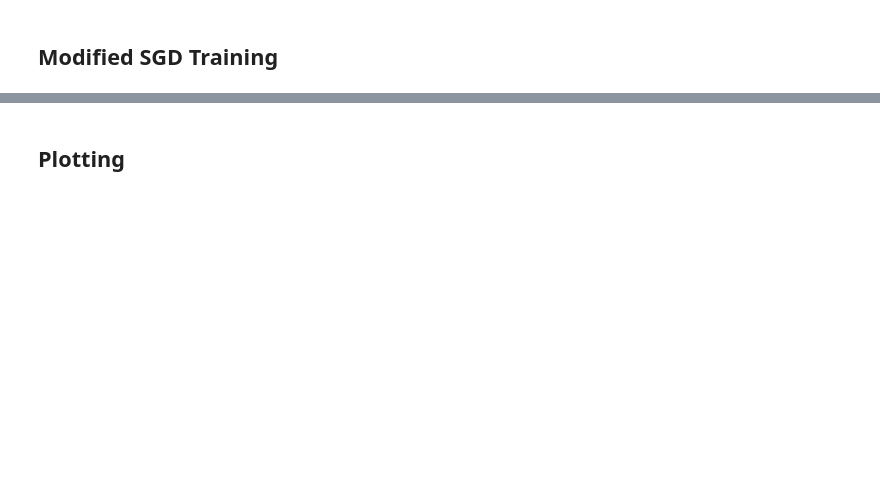
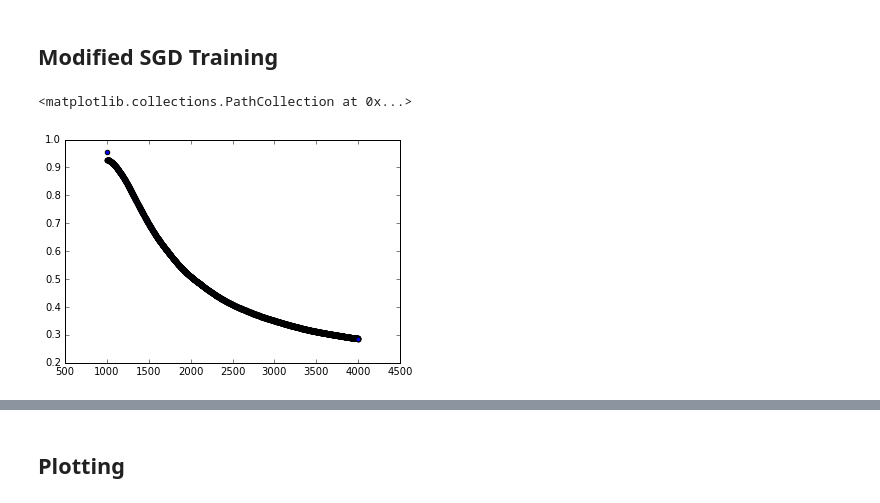
Before and after one commit to chengtang48/SGD_autoencoders, a Jupyter notebook: experiments-autoencoders.ipynb, the cells around one changed output, grey strips where cells are left out. Cells and saved outputs as stored; diff of their text form; code cells hidden in the pictures; blank space fills up the shorter version.

```diff
--- a/experiments-autoencoders.ipynb
+++ b/experiments-autoencoders.ipynb
@@ -308,7 +330,7 @@ plt.plot(time_pts, sine_graph)
 ## Modified SGD Training
 # %%
 ## algorithmic params
-mini_batch_size = 400
+mini_batch_size = 1
 b_appx_batch_size = 100
 weights_all = list()
 tf.reset_default_graph()
@@ -384,9 +406,9 @@ norm_decay_rate = tf.train.inverse_time_decay(tf.cast(1, tf.float64),
                                               tf.subtract(global_step, t_o), decay_steps, decay_rate)
 
 create_row_normalize_op = tf.assign(weights, (1+norm_decay_rate) * tf.nn.l2_normalize(weights, dim=1))
-update_rescale_param_op = tf.assign(rescale_param, 1/(1+norm_decay_rate)**2 - 1)
-# create_row_normalize_op = tf.assign(weights, (0.5+0.3*norm_decay_rate) * tf.nn.l2_normalize(weights, dim=1))
-# update_rescale_param_op = tf.assign(rescale_param, 1/(0.5+0.3*norm_decay_rate)**2 - 1)
+#update_rescale_param_op = tf.assign(rescale_param, 1/(1+norm_decay_rate)**2 - 1)
+# create_row_normalize_op = tf.assign(weights, (1+1) * tf.nn.l2_normalize(weights, dim=1))
+update_rescale_param_op = tf.assign(rescale_param, 1/(1+1)**2 - 1)
 #batch_x = batch_data_generator(dim, noise_bound, b_appx_batch_size)
 # update_bias_op = tf.assign(bias,
 #                     tf.squeeze(tf.matmul(weights, tf.expand_dims(x_gt, axis=1)))*rescale_param)
@@ -522,7 +544,7 @@ for n_runs in range(10):
             #_, bias_ = sess.run([update_bias_op, bias],feed_dict={batch_x_update_b: np.array(batch_x_for_b)})
             #print('bias norm', np.sum(np.square(bias_))**0.5)
 
-            n_steps = sess.run(increment_global_step_op)
+            n_steps, learn_rate_ = sess.run([increment_global_step_op, learn_rate])
             avg_scores_mod.append(cos_sq_avg_distances(weights_, gt_dict))
             losses_mod.append(loss_)
             #min_scores_mod.append(cos_sq_min_distances(weights_, gt_dict))
@@ -544,25 +566,29 @@ for n_runs in range(10):
 # %%
 # def get_bias_update(weights_new, weights, bias, rescale_param, batch_x):
 #     batch_x = np.array(batch_x)
 #     hidden = np.transpose(np.add(np.transpose(np.matmul(weights, batch_x.T)), bias))
 #     hidden[hidden>0] = 1
 #     hidden[hidden<=0] = 0
 #     projection = np.matmul(weights_new, batch_x.T)
 #     res = np.multiply(projection, hidden)
 #     return np.mean(res, axis=1)
 
 # weights_new = np.array(range(6)).reshape([3,2])
 # weights = np.array(range(1,7)).reshape([3,2])
 # bias = np.array([range(3)])
 # rescale_param = -0.5
 # batch_x = np.array(range(20)).reshape([10,2])
 # print(get_bias_update(weights_new, weights, bias, rescale_param, batch_x))
 #tf.all_variables()
 time_pts = range(t_o, t_o+train_steps+1)
 loss_graph = np.mean(np.array(losses_mod_list), axis=0)
 sine_graph = np.mean(np.array(avg_scores_mod_list), axis=0)
-plt.plot(time_pts, loss_graph)
-plt.plot(time_pts, sine_graph)
+#plt.scatter(time_pts, loss_graph)
+plt.scatter(time_pts, sine_graph)
+#print(loss_graph[10])
+# %% [output]
+<matplotlib.collections.PathCollection at 0x...>
+[figure, added]
 # %%
 # with tf.Session() as sess:
 #     sess.run(tf.global_variables_initializer())
```
Also changed, not shown: parts of 17 cells of this notebook, 3 other files.
